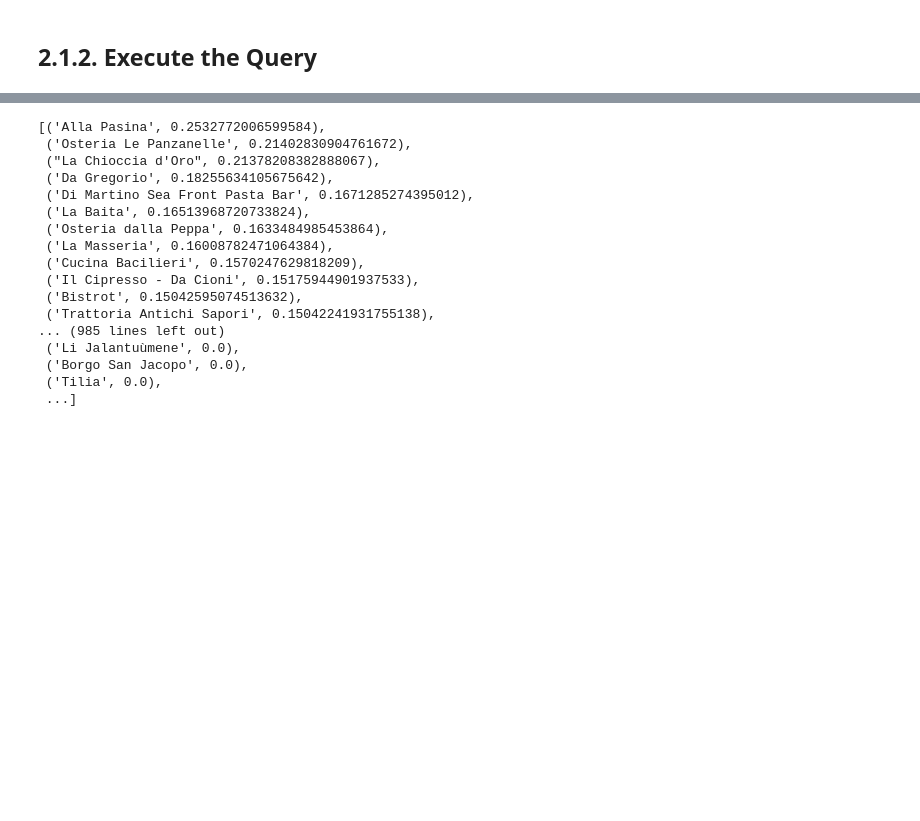
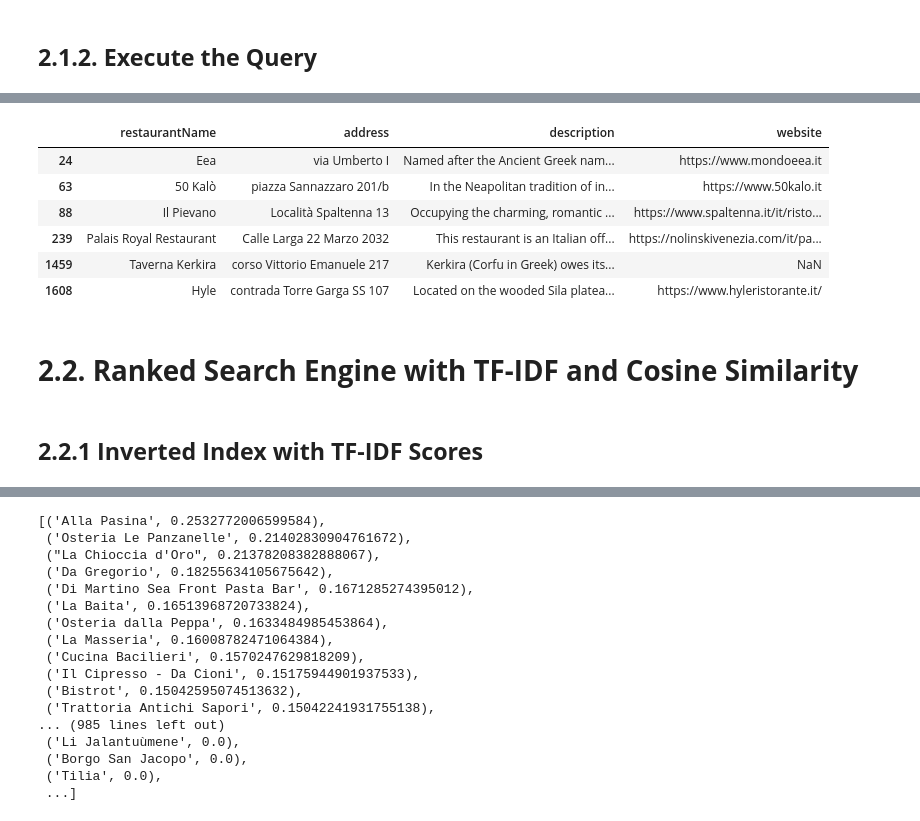
Before and after one commit to LinCannn/ADM-HW3, a Jupyter notebook: main.ipynb, the cells around one changed output, grey strips where cells are left out. Cells and saved outputs as stored; diff of their text form; code cells hidden in the pictures; blank space fills up the shorter version.

```diff
--- a/main.ipynb
+++ b/main.ipynb
@@ -237,0 +248,15 @@ df.head(5)
+# %%
+ideal_restaurants = searcher.search("greek")
+ideal_restaurants
+# %% [output]
+|  | restaurantName | address | description | website |
+| 24 | Eea | via Umberto I | Named after the Ancient Greek nam... | https://www.mondoeea.it |
+| 63 | 50 Kalò | piazza Sannazzaro 201/b | In the Neapolitan tradition of in... | https://www.50kalo.it |
+| 88 | Il Pievano | Località Spaltenna 13 | Occupying the charming, romantic ... | https://www.spaltenna.it/it/risto... |
+| 239 | Palais Royal Restaurant | Calle Larga 22 Marzo 2032 | This restaurant is an Italian off... | https://nolinskivenezia.com/it/pa... |
+| 1459 | Taverna Kerkira | corso Vittorio Emanuele 217 | Kerkira (Corfu in Greek) owes its... | NaN |
+| 1608 | Hyle | contrada Torre Garga SS 107 | Located on the wooded Sila platea... | https://www.hyleristorante.it/ |
+# %% [markdown]
+# <strong> 2.2. Ranked Search Engine with TF-IDF and Cosine Similarity
+# %% [markdown]
+## <strong> 2.2.1 Inverted Index with TF-IDF Scores
```
Also changed, not shown: parts of 20 cells of this notebook, 8 other files.
